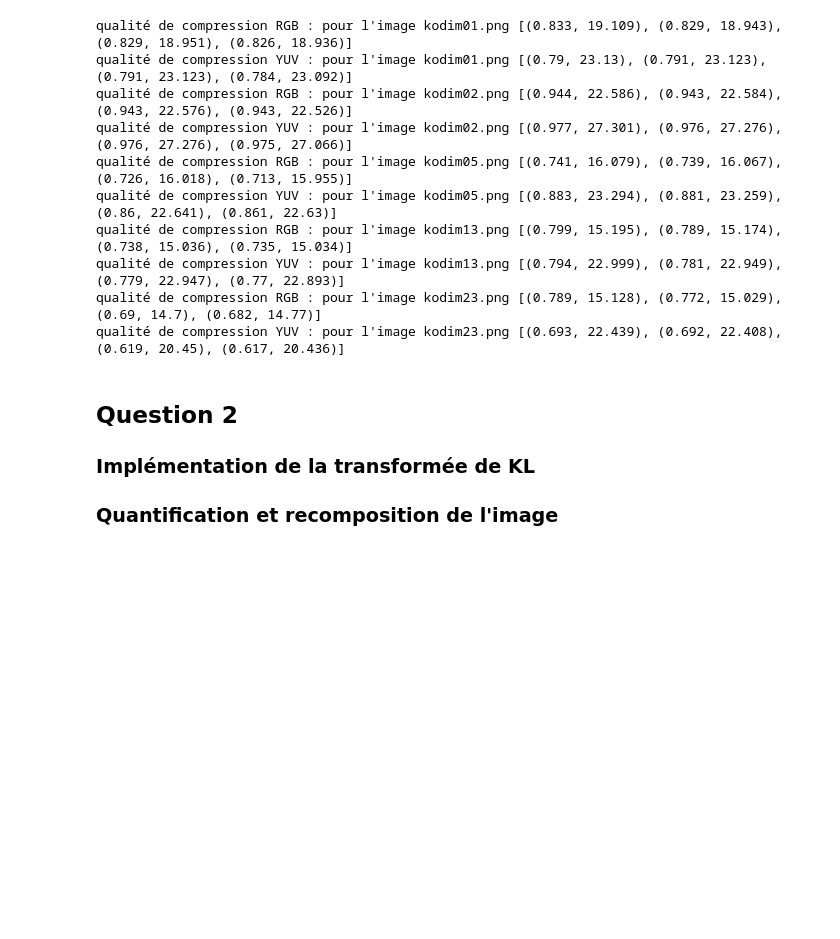
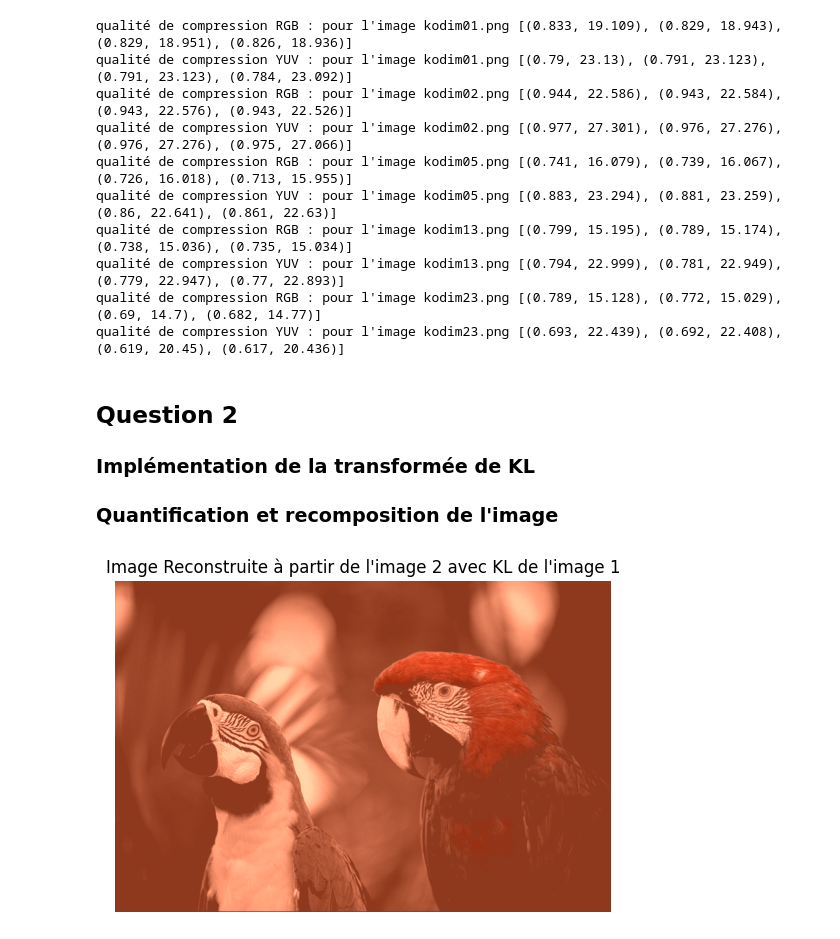
Before and after one commit to loic-hpp/Tec_multumedia, a Jupyter notebook: Lab2/Lab2.ipynb, the cells around one changed output. Cells and saved outputs as stored; diff of their text form; code cells hidden in the pictures; blank space fills up the shorter version.

Commit message:
Add second Transform

```diff
--- a/Lab2/Lab2.ipynb
+++ b/Lab2/Lab2.ipynb
@@ -154,3 +154,76 @@ def quantize_image(image, num_bits):
     quantized_image = np.stack((quantized_r, quantized_g, quantized_b), axis=-1)
 
     return quantized_image
+# %%
+def compression2(image1, image2, quantificateur: list):
+    YUVimage1 = cv.cvtColor(image1, cv.COLOR_BGR2YUV)
+    YUVimage2 = cv.cvtColor(image2, cv.COLOR_BGR2YUV)
+
+    # Application de la transformation de Karhunen-Loève sur iamge1
+    sommeR = 0.0
+    sommeG = 0.0
+    sommeB = 0.0
+    for i in range(len(YUVimage1)):
+        for j in range(len(YUVimage1[0])):
+            sommeR = sommeR + YUVimage1[i][j][0]
+            sommeG = sommeG + YUVimage1[i][j][1]
+            sommeB = sommeB + YUVimage1[i][j][2]
+
+    nbPixels = len(YUVimage1) * len(YUVimage1[0])
+    MoyR = sommeR / nbPixels
+    MoyG = sommeG / nbPixels
+    MoyB = sommeB / nbPixels
+
+    covRGB = np.zeros((3, 3), dtype="double")
+    for i in range(len(YUVimage1)):
+        for j in range(len(YUVimage1[0])):
+            vecTemp = [[YUVimage1[i][j][0] - MoyR], [YUVimage1[i][j][1] - MoyG], [YUVimage1[i][j][2] - MoyB]]
+            vecProdTemp = np.dot(vecTemp, np.transpose(vecTemp))
+            covRGB = np.add(covRGB, vecProdTemp)
+
+    covRGB = covRGB / nbPixels
+
+    eigval, eigvec = LA.eig(covRGB)
+
+    eigvec = np.transpose(eigvec)
+
+
+    vecMoy = [[MoyR], [MoyG], [MoyB]]
+
+    image_reshaped = YUVimage1.reshape(-1, 3)
+    image_centered = image_reshaped - np.array([MoyR, MoyG, MoyB])
+
+    imageKL = np.dot(image_centered, eigvec.T)
+    imageKL = imageKL.reshape(YUVimage1.shape)
+
+
+    for i in range(len(YUVimage1)):
+        for j in range(len(YUVimage1[0])):
+            vecTemp = [[YUVimage1[i][j][0]], [YUVimage1[i][j][1]], [YUVimage1[i][j][2]]]
+            # a=Mb
+            imageKL[i][j][:] = np.reshape(np.dot(eigvec, np.subtract(vecTemp, vecMoy)), (3))
+
+    # Quantification de l'image 2
+    image_2_centered = YUVimage2.reshape(-1, 3) - np.array([MoyR, MoyG, MoyB])
+    imageKL_2 = np.dot(image_2_centered, eigvec.T)
+    imageKL_2 = imageKL_2.reshape(YUVimage2.shape)
+    quantized_image_KL_2 = quantize_image(imageKL_2, quantificateur)
+
+
+    reconstructed_image_KL_2 = np.zeros_like(quantized_image_KL_2, dtype='double')
+    inv_eigvec = np.linalg.inv(eigvec)
+
+    for i in range(len(quantized_image_KL_2)):
+        for j in range(len(quantized_image_KL_2[0])):
+            vecTemp = quantized_image_KL_2[i, j].reshape(-1, 1)
+            reconstructed_image_KL_2[i, j] = np.dot(inv_eigvec, vecTemp).reshape(3) + np.array(vecMoy).reshape(3)
+
+    reconstructed_image_KL_2 = cv.cvtColor(reconstructed_image_KL_2.astype('uint8'), cv.COLOR_YUV2RGB)
+    py.imshow(reconstructed_image_KL_2.astype('uint8'))
+    py.title('Image Reconstruite à partir de l\'image 2 avec KL de l\'image 1')
+    py.axis('off')
+    py.show()
+
+compression2(cv.imread("./data/kodim02.png"), cv.imread("./data/kodim23.png"), [8, 8, 0])
+# %% [output]
+[figure, added]
```
